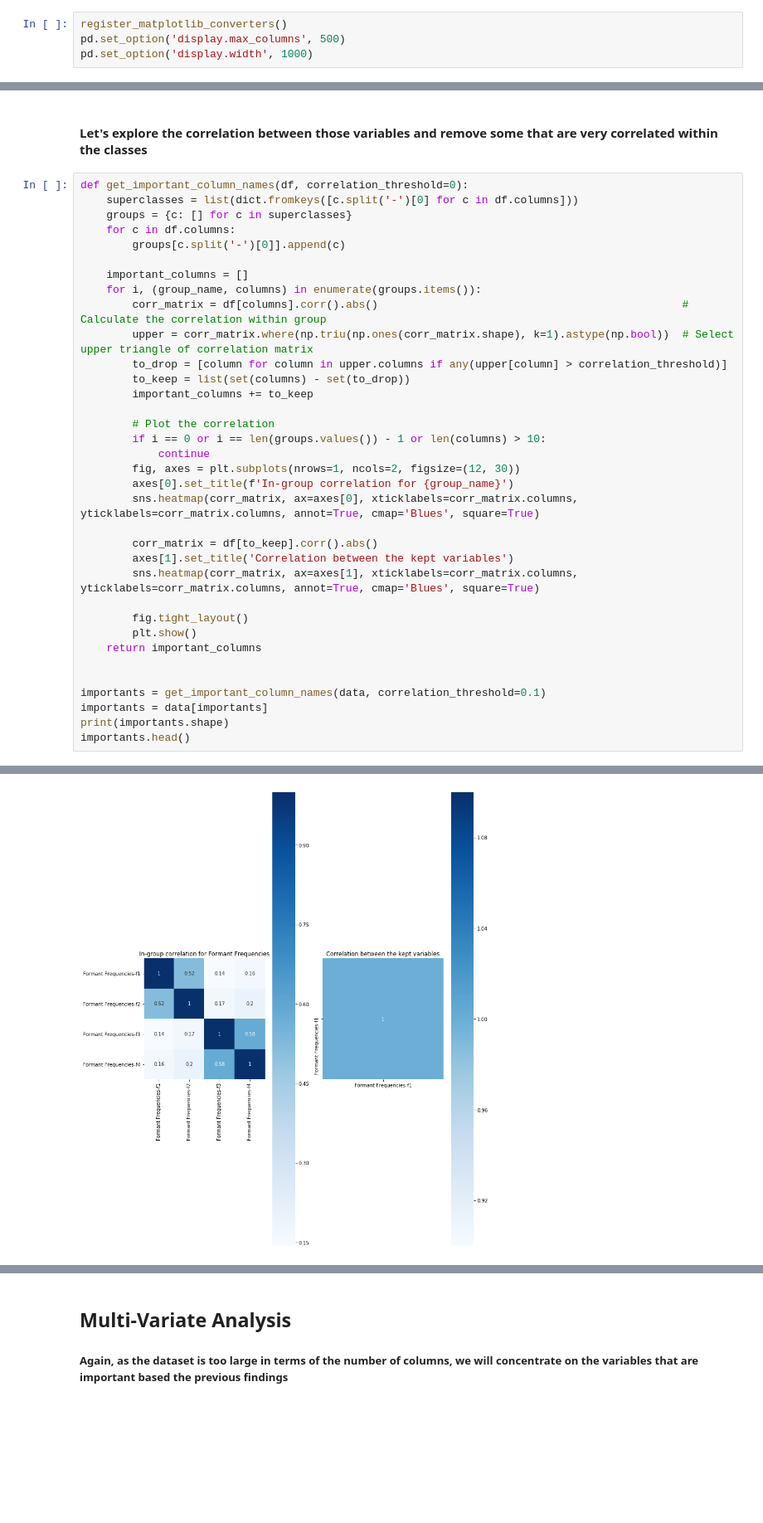
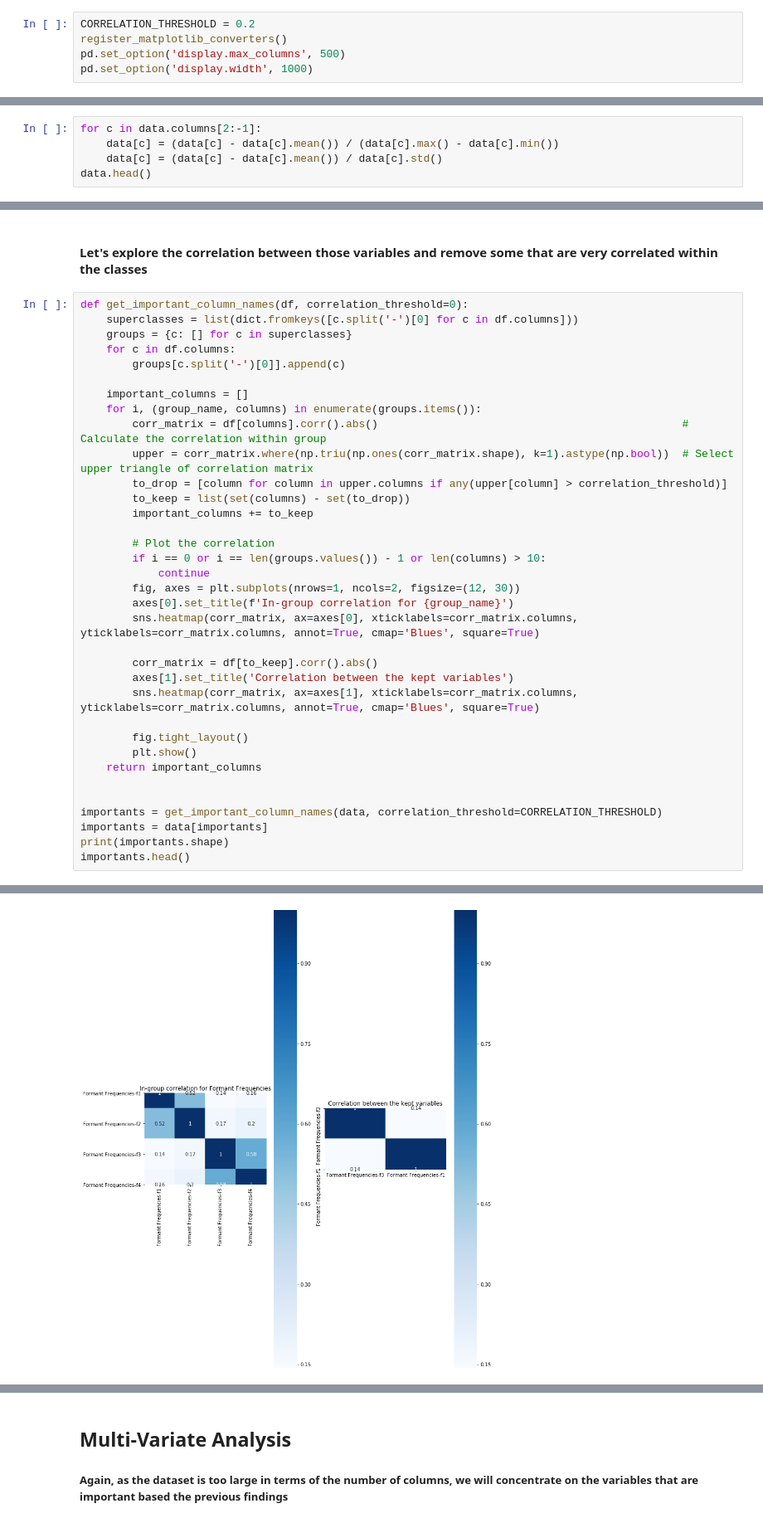
Before and after one commit to MartinXPN/Tecnico, a Jupyter notebook: DataScience/Project1.ipynb, the cells around one changed output, grey strips where cells are left out. Shown at 83% size. Cells and saved outputs as stored; diff of their text form; blank space fills up the shorter version.

```diff
--- a/DataScience/Project1.ipynb
+++ b/DataScience/Project1.ipynb
@@ -11,6 +11,7 @@ from sklearn.impute import SimpleImputer
 %matplotlib inline
 import ipynb.fs.defs.functions as func
 # %%
+CORRELATION_THRESHOLD = 0.2
 register_matplotlib_converters()
 pd.set_option('display.max_columns', 500)
 pd.set_option('display.width', 1000)
@@ -48,0 +52,5 @@ data.head()
+# %%
+for c in data.columns[2:-1]:
+    data[c] = (data[c] - data[c].mean()) / (data[c].max() - data[c].min())
+    data[c] = (data[c] - data[c].mean()) / data[c].std()
+data.head()
@@ -130,7 +146,7 @@ def get_important_column_names(df, correlation_threshold=0):
     return important_columns
 
 
-importants = get_important_column_names(data, correlation_threshold=0.1)
+importants = get_important_column_names(data, correlation_threshold=CORRELATION_THRESHOLD)
 importants = data[importants]
 print(importants.shape)
 importants.head()
@@ -139 +155 @@ importants.head()
-[figure, old version]
+[figure, new version]
```
Also changed, not shown: parts of 22 cells of this notebook, 1 other file.
